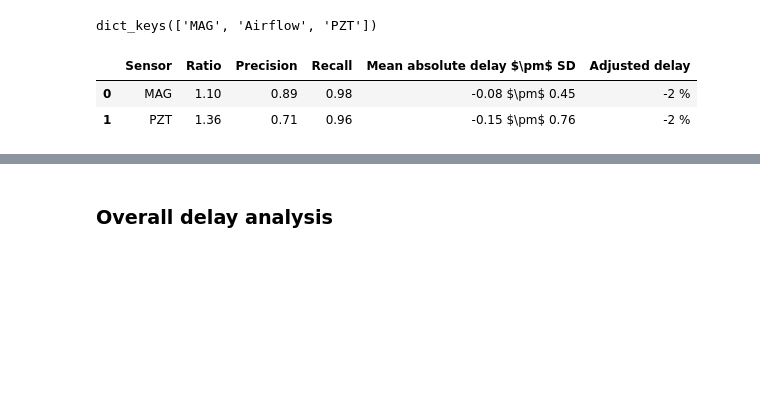
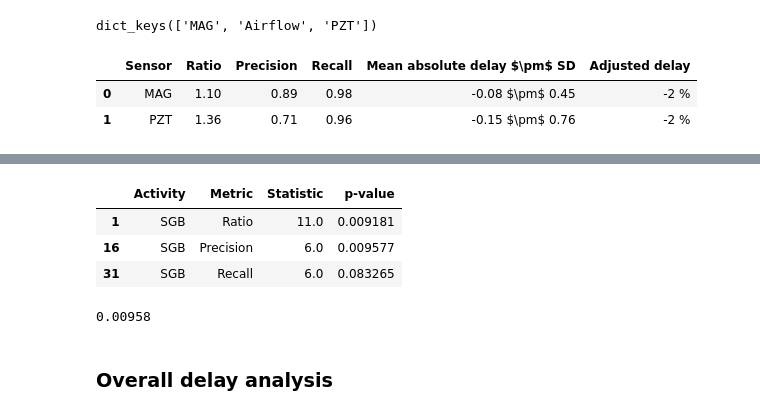
Before and after one commit to anascacais/analysis-RESP-data, a Jupyter notebook: fr_analysis.ipynb, the cells around one changed output, grey strips where cells are left out. Drawn from its saved outputs; the diff is of its cells as text; code cells hidden in the pictures; blank space fills up the shorter version.

```diff
--- a/fr_analysis.ipynb
+++ b/fr_analysis.ipynb
@@ -142,3 +231,15 @@ get_fr_detection_performance(overview_all, target=None)
+# %%
+#wilc[wilc["Metric"]=="Ratio"][wilc["p-value"] < 0.05].sort_values(by="Statistic")
+wilc[wilc["Activity"]=="SGB"]
+# %% [output]
+|  | Activity | Metric | Statistic | p-value |
+| 1 | SGB | Ratio | 11.0 | 0.009181 |
+| 16 | SGB | Precision | 6.0 | 0.009577 |
+| 31 | SGB | Recall | 6.0 | 0.083265 |
+# %%
+9.58e-3
+# %% [output]
+0.00958
 # %% [markdown]
 ### Overall delay analysis
 # %%
```
Also changed, not shown: parts of 8 cells of this notebook, 6 other files.
